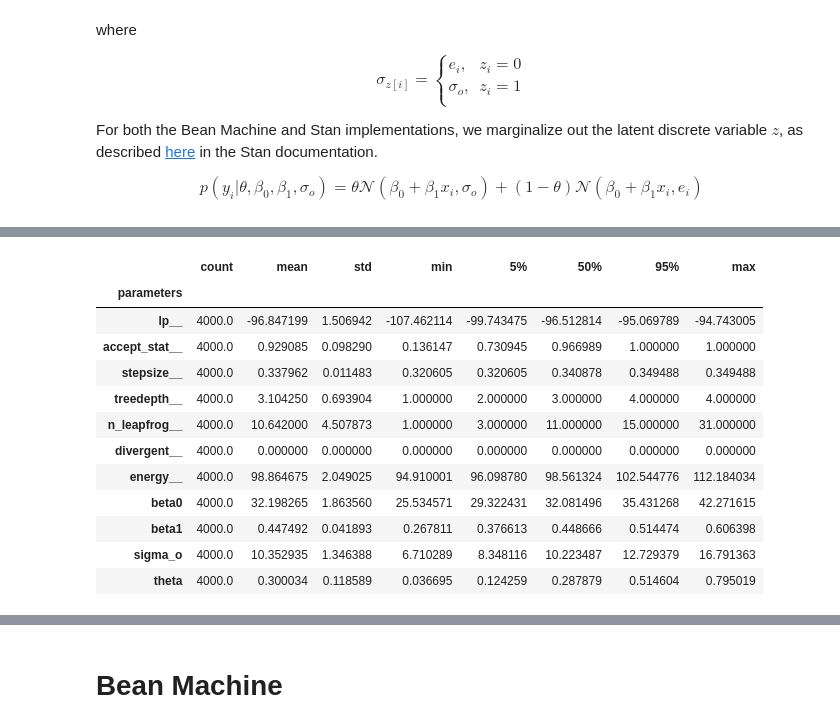
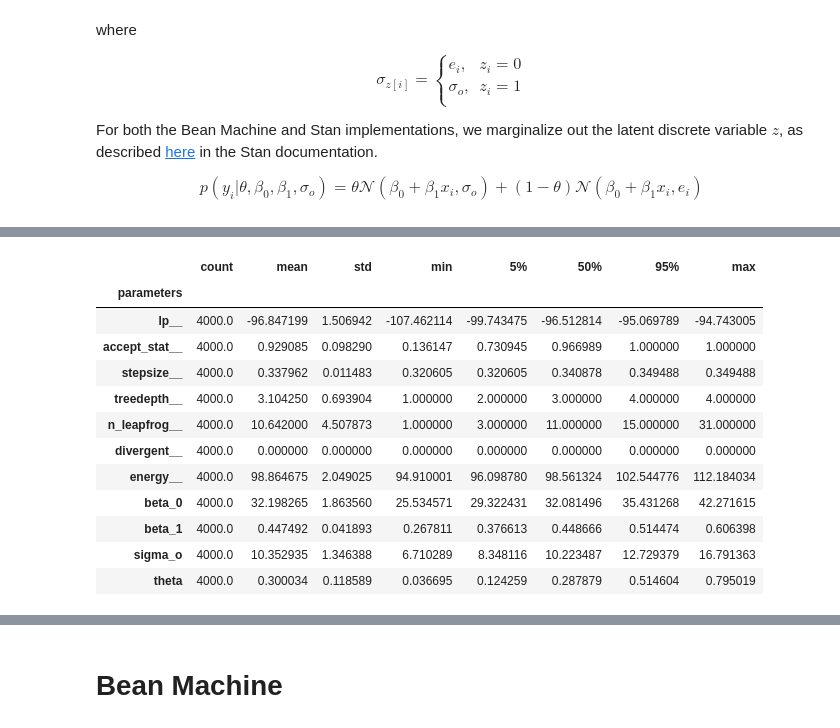
Before and after one commit to ToddSmall/bean-machine-notebooks, a Jupyter notebook: notebooks/linear_regression_with_outliers.ipynb, the cells around one changed output, grey strips where cells are left out. Saved outputs shown, nothing was run; the diff lists cells and outputs as text; code cells hidden in the pictures.

```diff
--- a/notebooks/linear_regression_with_outliers.ipynb
+++ b/notebooks/linear_regression_with_outliers.ipynb
@@ -257,18 +333,19 @@ Messages received during sampling:
 # %%
 df_samples = fit.to_frame()
 # %%
-df_samples.describe(percentiles=[0.05, 0.5, 0.95]).T
+df_summary = df_samples.describe(percentiles=[0.05, 0.5, 0.95])
+df_summary.T
 # %% [output]
 |  | count | mean | std | min | 5% | 50% | 95% | max |
 | parameters |  |  |  |  |  |  |  |  |
 | lp__ | 4000.0 | -96.847199 | 1.506942 | -107.462114 | -99.743475 | -96.512814 | -95.069789 | -94.743005 |
 | accept_stat__ | 4000.0 | 0.929085 | 0.098290 | 0.136147 | 0.730945 | 0.966989 | 1.000000 | 1.000000 |
 | stepsize__ | 4000.0 | 0.337962 | 0.011483 | 0.320605 | 0.320605 | 0.340878 | 0.349488 | 0.349488 |
 | treedepth__ | 4000.0 | 3.104250 | 0.693904 | 1.000000 | 2.000000 | 3.000000 | 4.000000 | 4.000000 |
 | n_leapfrog__ | 4000.0 | 10.642000 | 4.507873 | 1.000000 | 3.000000 | 11.000000 | 15.000000 | 31.000000 |
 | divergent__ | 4000.0 | 0.000000 | 0.000000 | 0.000000 | 0.000000 | 0.000000 | 0.000000 | 0.000000 |
 | energy__ | 4000.0 | 98.864675 | 2.049025 | 94.910001 | 96.098780 | 98.561324 | 102.544776 | 112.184034 |
-| beta0 | 4000.0 | 32.198265 | 1.863560 | 25.534571 | 29.322431 | 32.081496 | 35.431268 | 42.271615 |
-| beta1 | 4000.0 | 0.447492 | 0.041893 | 0.267811 | 0.376613 | 0.448666 | 0.514474 | 0.606398 |
+| beta_0 | 4000.0 | 32.198265 | 1.863560 | 25.534571 | 29.322431 | 32.081496 | 35.431268 | 42.271615 |
+| beta_1 | 4000.0 | 0.447492 | 0.041893 | 0.267811 | 0.376613 | 0.448666 | 0.514474 | 0.606398 |
 | sigma_o | 4000.0 | 10.352935 | 1.346388 | 6.710289 | 8.348116 | 10.223487 | 12.729379 | 16.791363 |
 | theta | 4000.0 | 0.300034 | 0.118589 | 0.036695 | 0.124259 | 0.287879 | 0.514604 | 0.795019 |
```
Also changed, not shown: parts of 22 cells of this notebook.
